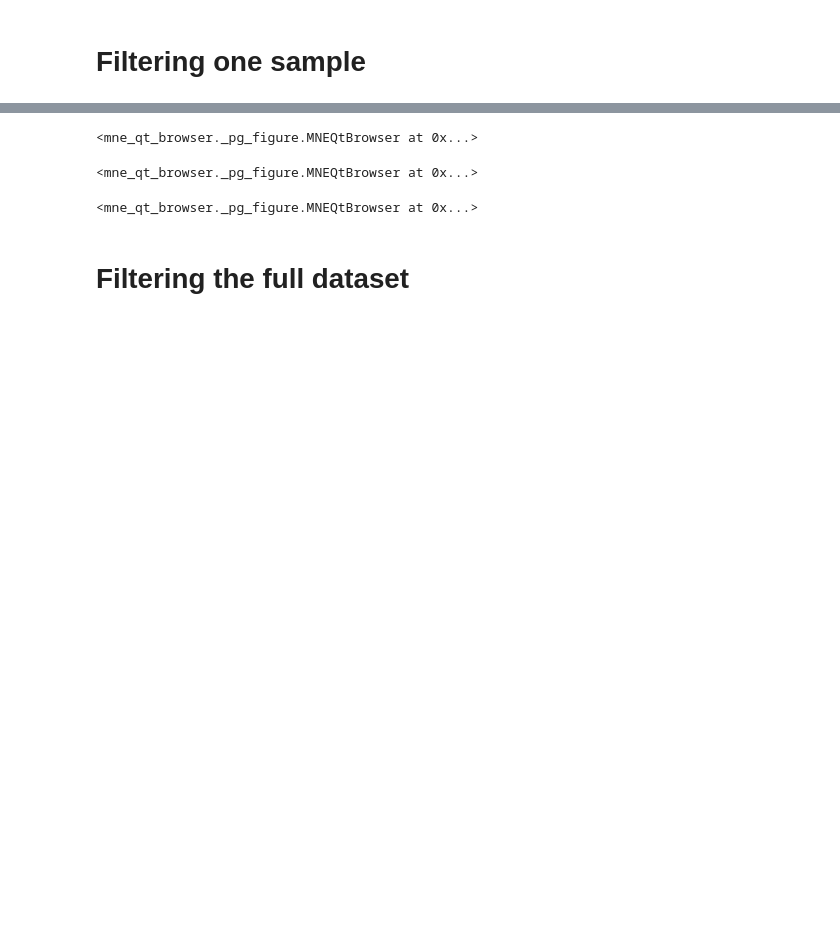
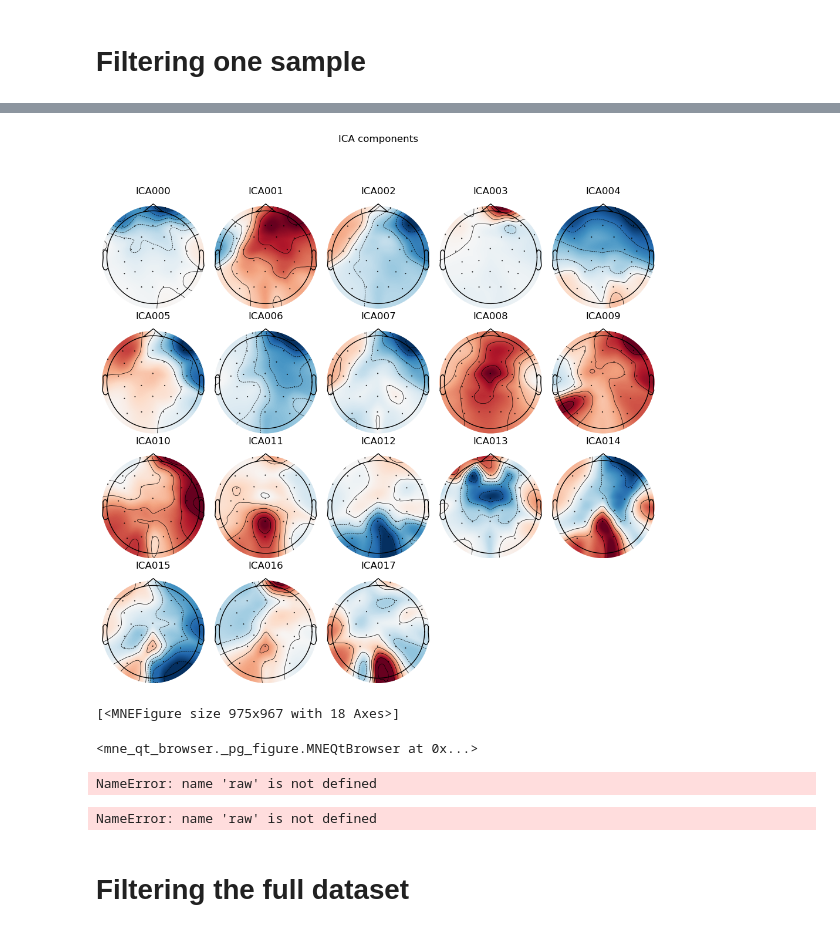
Before and after one commit to wavesresearch/eeg_stress_detection, a Jupyter notebook: filtering.ipynb, the cells around one changed output, grey strips where cells are left out. Cells and saved outputs as stored; diff of their text form; code cells hidden in the pictures; blank space fills up the shorter version.

```diff
--- a/filtering.ipynb
+++ b/filtering.ipynb
@@ -26,4 +47,4 @@ labels = load_labels()
 # %%
-# ica = mne.preprocessing.ICA(n_components=18)
-# ica.fit(raw_highpass)
-# ica.plot_sources(raw_highpass)
+ica = mne.preprocessing.ICA(n_components=18)
+ica.fit(raw)
+ica.plot_sources(raw)
@@ -32,20 +60,25 @@ labels = load_labels()
+# %%
+ica.plot_components()
+# %% [output]
+[figure, added]
+[<MNEFigure size 975x967 with 18 Axes>]
 # %%
 # raw.plot(scalings='auto', n_channels=n_channels, verbose=False)
 # %% [output]
 <mne_qt_browser._pg_figure.MNEQtBrowser at 0x...>
 # %%
-# raw_savgol = raw.copy().savgol_filter(h_freq=7, verbose=False)
+raw_savgol = raw.copy().savgol_filter(h_freq=7, verbose=False)
 # raw_savgol.plot(scalings='auto', n_channels=n_channels, verbose=False)
 # %% [output]
-<mne_qt_browser._pg_figure.MNEQtBrowser at 0x...>
+NameError: name 'raw' is not defined
 # %%
-# raw_np = raw._data
-# raw_savgol_np = raw_savgol._data
-# trend_removed_np = raw_np-raw_savgol_np
-# trend_removed = mne.io.RawArray(trend_removed_np, info, first_samp=0, copy='auto', verbose=False)
-# trend_removed.plot(scalings='auto', n_channels=n_channels, verbose=False)
+raw_np = raw._data
+raw_savgol_np = raw_savgol._data
+trend_removed_np = raw_np-raw_savgol_np
+trend_removed = mne.io.RawArray(trend_removed_np, info, first_samp=0, copy='auto', verbose=False)
+trend_removed.plot(scalings='auto', n_channels=n_channels, verbose=False)
 # %% [output]
-<mne_qt_browser._pg_figure.MNEQtBrowser at 0x...>
+NameError: name 'raw' is not defined
 # %%
 # raw_bandpass = raw.copy().filter(2, 50, verbose=False)
 # raw_bandpass.plot(scalings='auto', n_channels=32)
```
Also changed, not shown: parts of 10 cells of this notebook.
